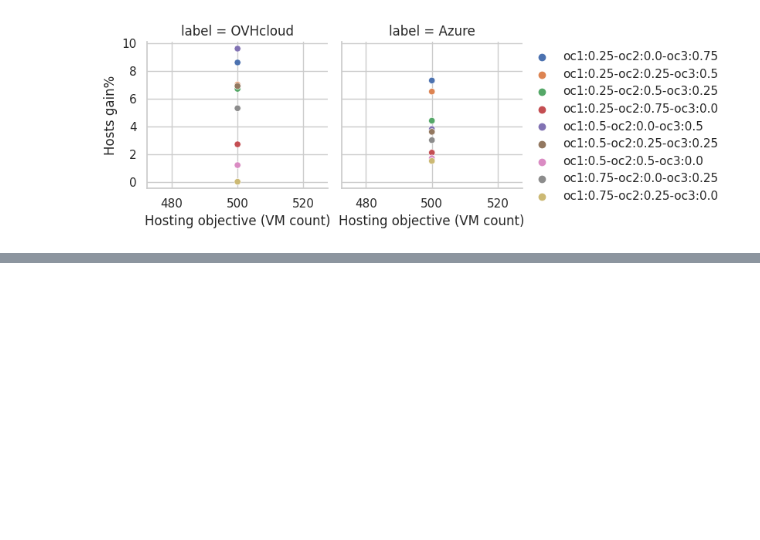
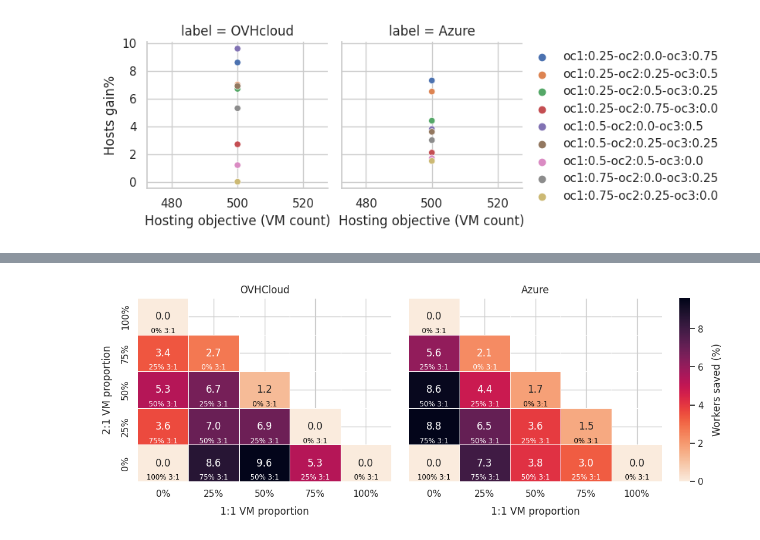
Before and after one commit to jacquetpi/cloudfactory-VMSlack, a Jupyter notebook: vcluster-experiments-data/Simulation.ipynb, the cells around one changed output, grey strips where cells are left out. Cells and saved outputs as stored; diff of their text form; code cells hidden in the pictures; blank space fills up the shorter version.

```diff
--- a/vcluster-experiments-data/Simulation.ipynb
+++ b/vcluster-experiments-data/Simulation.ipynb
@@ -333,0 +338,56 @@ plt.gcf().savefig('figures/gains.pdf', bbox_inches='tight')
+# %%
+sns.set_theme(style="whitegrid")
+
+dataset_gains['oc1%'] = dataset_gains['oc1'].apply(lambda x : int(x*100))
+dataset_gains['oc2%'] = dataset_gains['oc2'].apply(lambda x : int(x*100))
+dataset_gains['oc3%'] = dataset_gains['oc3'].apply(lambda x : int(x*100))
+
+heat_ovh   = dataset_gains.loc[dataset_gains['label'] == 'OVHcloud'].pivot(index="oc2%", columns="oc1%", values="gain")
+heat_ovh.rename(columns={0: "0%", 25: "25%", 50: "50%", 75: "75%", 100: "100%"}, inplace=True)
+heat_ovh.rename(index={0: "0%", 25: "25%", 50: "50%", 75: "75%", 100: "100%"}, inplace=True)
+heat_azure = dataset_gains.loc[dataset_gains['label'] == 'Azure'].pivot(index="oc2%", columns="oc1%", values="gain")
+heat_azure.rename(columns={0: "0%", 25: "25%", 50: "50%", 75: "75%", 100: "100%"}, inplace=True)
+heat_azure.rename(index={0: "0%", 25: "25%", 50: "50%", 75: "75%", 100: "100%"}, inplace=True)
+
+f, ax = plt.subplots(1,3, width_ratios=[6, 6, 0.25], figsize=(12, 4))
+sns.heatmap(heat_ovh, annot=True, fmt=".1f", cbar_ax=ax[2], linewidth=.5, cmap=sns.color_palette("rocket_r", as_cmap=True), ax=ax[0])
+ax[0].set_title('OVHCloud')
+ax[0].set_ylabel('2:1 VM proportion', labelpad=10)
+ax[0].set_xlabel('1:1 VM proportion', labelpad=10)
+ax[0].invert_yaxis()
+sns.heatmap(heat_azure, annot=True, fmt=".1f", cbar=False, linewidth=.5, cmap=sns.color_palette("rocket_r", as_cmap=True), ax=ax[1])
+ax[1].set_title('Azure')
+ax[1].set_ylabel('')
+ax[1].set_xlabel('1:1 VM proportion', labelpad=10)
+ax[1].set_yticklabels(["" for label in ax[1].get_yticklabels()])
+ax[1].invert_yaxis()
+
+ax[2].set_ylabel('Workers saved (%)', labelpad=10)
+
+fontsize=8.5
+rjust=12
+for i in range(2):
+    ax[i].text(x=0,y=0.05, s='100% 3:1'.rjust(rjust), fontdict={'color':'black', 'fontsize':fontsize})
+    ax[i].text(x=1,y=0.05, s='75% 3:1'.rjust(rjust), fontdict={'color':'white', 'fontsize':fontsize})
+    ax[i].text(x=2,y=0.05, s='50% 3:1'.rjust(rjust), fontdict={'color':'white', 'fontsize':fontsize})
+    ax[i].text(x=3,y=0.05, s='25% 3:1'.rjust(rjust), fontdict={'color':'white', 'fontsize':fontsize})
+    ax[i].text(x=4,y=0.05, s='0% 3:1'.rjust(rjust), fontdict={'color':'black', 'fontsize':fontsize})
+
+    ax[i].text(x=0,y=1.05, s='75% 3:1'.rjust(rjust), fontdict={'color':'white', 'fontsize':fontsize})
+    ax[i].text(x=1,y=1.05, s='50% 3:1'.rjust(rjust), fontdict={'color':'white', 'fontsize':fontsize})
+    ax[i].text(x=2,y=1.05, s='25% 3:1'.rjust(rjust), fontdict={'color':'white', 'fontsize':fontsize})
+    ax[i].text(x=3,y=1.05, s='0% 3:1'.rjust(rjust), fontdict={'color':'black', 'fontsize':fontsize})
+
+    ax[i].text(x=0,y=2.05, s='50% 3:1'.rjust(rjust), fontdict={'color':'white', 'fontsize':fontsize})
+    ax[i].text(x=1,y=2.05, s='25% 3:1'.rjust(rjust), fontdict={'color':'white', 'fontsize':fontsize})
+    ax[i].text(x=2,y=2.05, s='0% 3:1'.rjust(rjust), fontdict={'color':'black', 'fontsize':fontsize})
+
+    ax[i].text(x=0,y=3.05, s='25% 3:1'.rjust(rjust), fontdict={'color':'white', 'fontsize':fontsize})
+    ax[i].text(x=1,y=3.05, s='0% 3:1'.rjust(rjust), fontdict={'color':'white', 'fontsize':fontsize})
+
+    ax[i].text(x=0,y=4.05, s='0% 3:1'.rjust(rjust), fontdict={'color':'black', 'fontsize':fontsize})
+
+plt.subplots_adjust(wspace=0.1)
+plt.gcf().savefig('figures/gains-heat.pdf', bbox_inches='tight')
+# %% [output]
+[figure, added]
```
Also changed, not shown: parts of 14 cells of this notebook, 3 other files.
